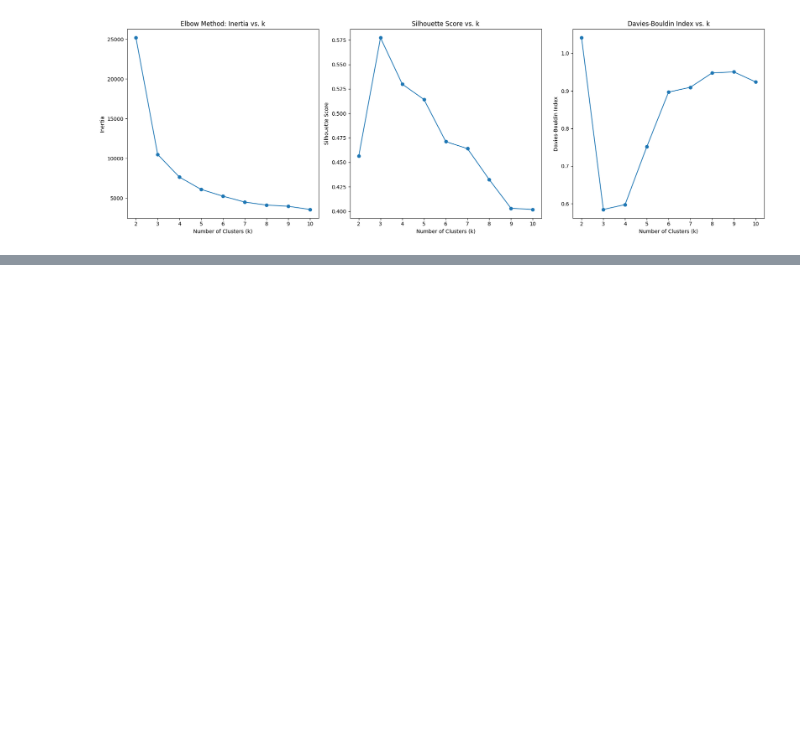
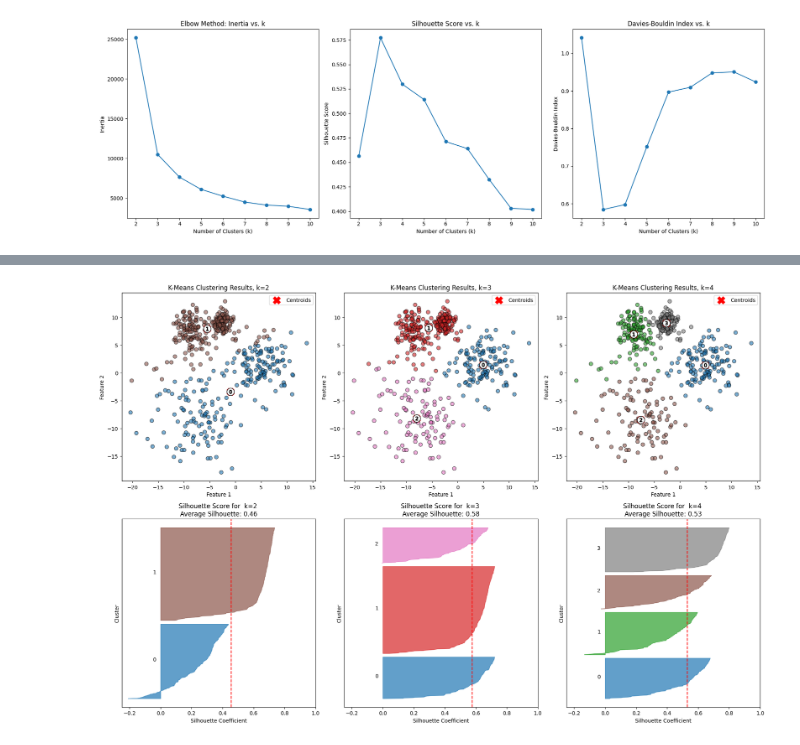
Before and after one commit to Helia-Karisani/evaluating-Kmeans-clustering, a Jupyter notebook: evaluating-Kmeans-clustering.ipynb, the cells around one changed output, grey strips where cells are left out. Saved outputs shown, nothing was run; the diff lists cells and outputs as text; code cells hidden in the pictures; blank space fills up the shorter version.

Commit message:
add figures

```diff
--- a/evaluating-Kmeans-clustering.ipynb
+++ b/evaluating-Kmeans-clustering.ipynb
@@ -253,0 +231,54 @@ plt.show()
+# %%
+# plot blobs and clustering result for k as 3, 4, and 5
+from sklearn.cluster import KMeans
+import matplotlib.pyplot as plt
+import matplotlib.cm as cm
+import numpy as np
+
+plt.figure(figsize=(18, 12))
+colormap = cm.tab10
+
+for i, k in enumerate([2, 3, 4]):
+    # Fit KMeans and predict the labels
+    kmeans = KMeans(n_clusters=k, random_state=42)  # Replace '...' with k
+    y_kmeans = kmeans.fit_predict(X)               # Replace '...' with X
+
+    # Create colors based on the predicted labels
+    colors = colormap(y_kmeans.astype(float) / k)
+
+    # Scatter plot for each k in the first row
+    ax1 = plt.subplot(2, 3, i + 1)
+    ax1.scatter(X[:, 0], X[:, 1], c=colors, s=50, alpha=0.6, edgecolor='k')
+    ax1.scatter(kmeans.cluster_centers_[:, 0],
+                kmeans.cluster_centers_[:, 1],
+                c='red', s=200, marker='X', label='Centroids')
+
+    # Draw white circles at cluster centers
+    centers = kmeans.cluster_centers_
+    ax1.scatter(
+        centers[:, 0],
+        centers[:, 1],
+        marker="o",
+        c="white",
+        alpha=1,
+        s=200,
+        edgecolor="k"
+    )
+
+    # Label clusters with numbers
+    for idx, c in enumerate(centers):
+        ax1.scatter(c[0], c[1], marker=f"${idx}$", alpha=1, s=50, edgecolor="k")
+
+    ax1.set_title(f'K-Means Clustering Results, k={k}')
+    ax1.set_xlabel('Feature 1')
+    ax1.set_ylabel('Feature 2')
+    ax1.legend()
+
+    # Silhouette plot for each k in the second row
+    ax2 = plt.subplot(2, 3, i + 4)
+    evaluate_clustering(X, y_kmeans, k, ax=ax2, title_suffix=f' k={k}')
+
+plt.tight_layout()
+plt.show()
+# %% [output]
+[figure, added]
```
Also changed, not shown: parts of 6 cells of this notebook, 5 other files.
